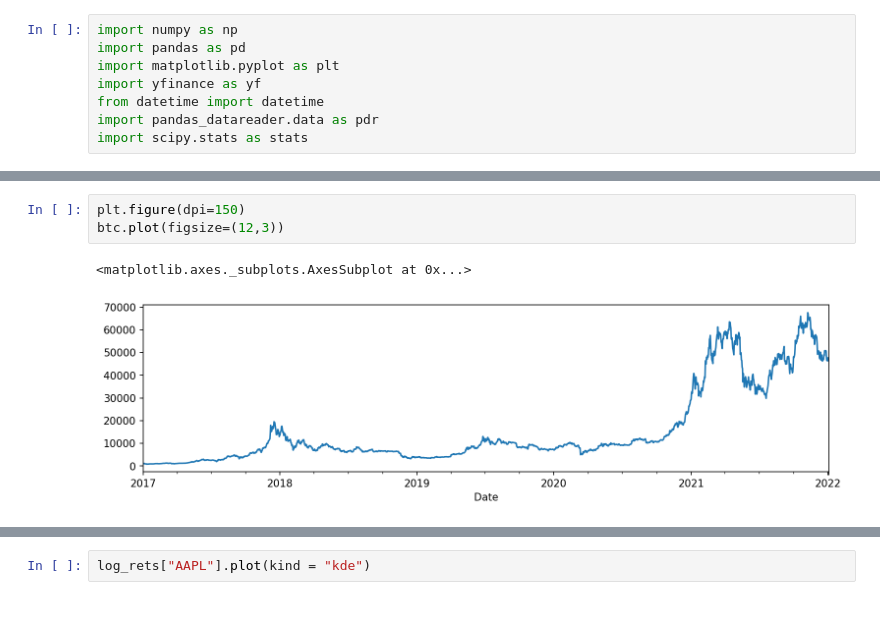
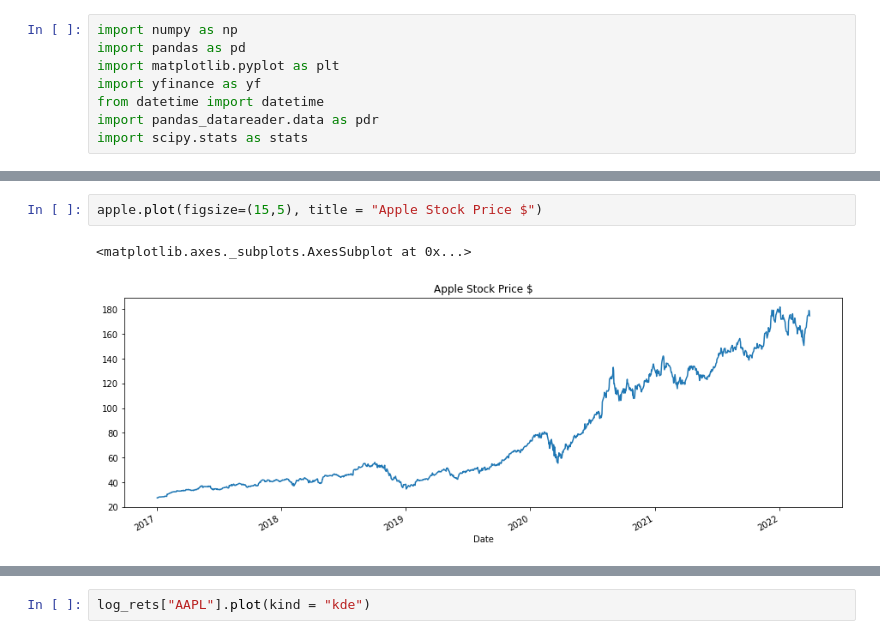
Before and after one commit to Wenbo-Git/Finance, a Jupyter notebook: Portfolio Management/Portfolio Optimization/Portfolio Optimization.ipynb, the cells around one changed output, grey strips where cells are left out. Cells and saved outputs as stored; diff of their text form; blank space fills up the shorter version.

```diff
--- a/Portfolio Management/Portfolio Optimization/Portfolio Optimization.ipynb
+++ b/Portfolio Management/Portfolio Optimization/Portfolio Optimization.ipynb
@@ -34,6 +22,5 @@ tesla.plot(figsize=(12,3))
-# %%
-plt.figure(dpi=150)
-btc.plot(figsize=(12,3))
-# %% [output]
-<matplotlib.axes._subplots.AxesSubplot at 0x...>
-[figure, removed]
+# %%
+apple.plot(figsize=(15,5), title = "Apple Stock Price $")
+# %% [output]
+<matplotlib.axes._subplots.AxesSubplot at 0x...>
+[figure, added]
```
Also changed, not shown: parts of 12 cells of this notebook.
